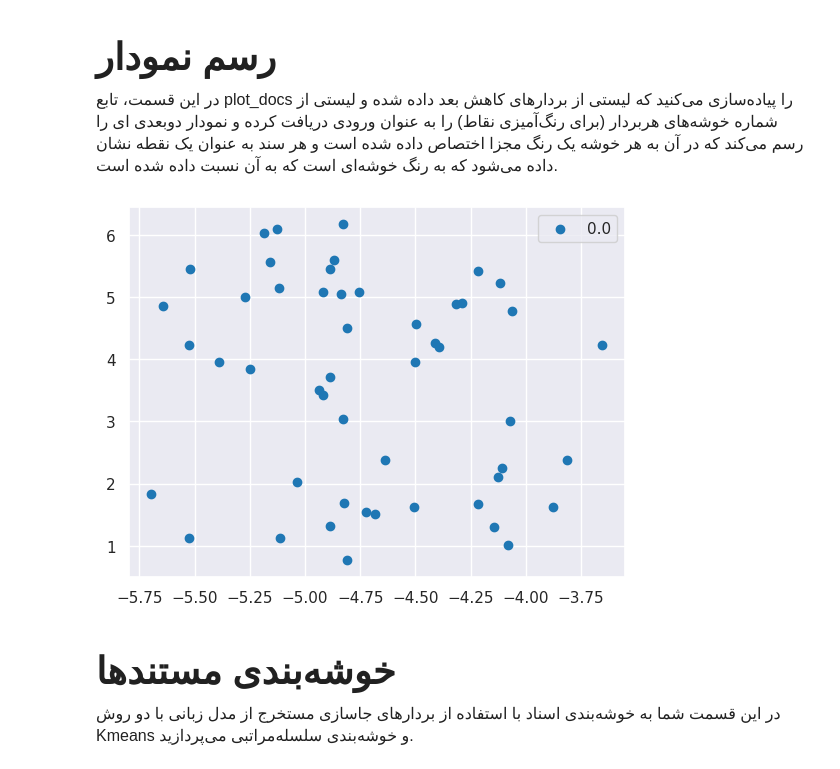
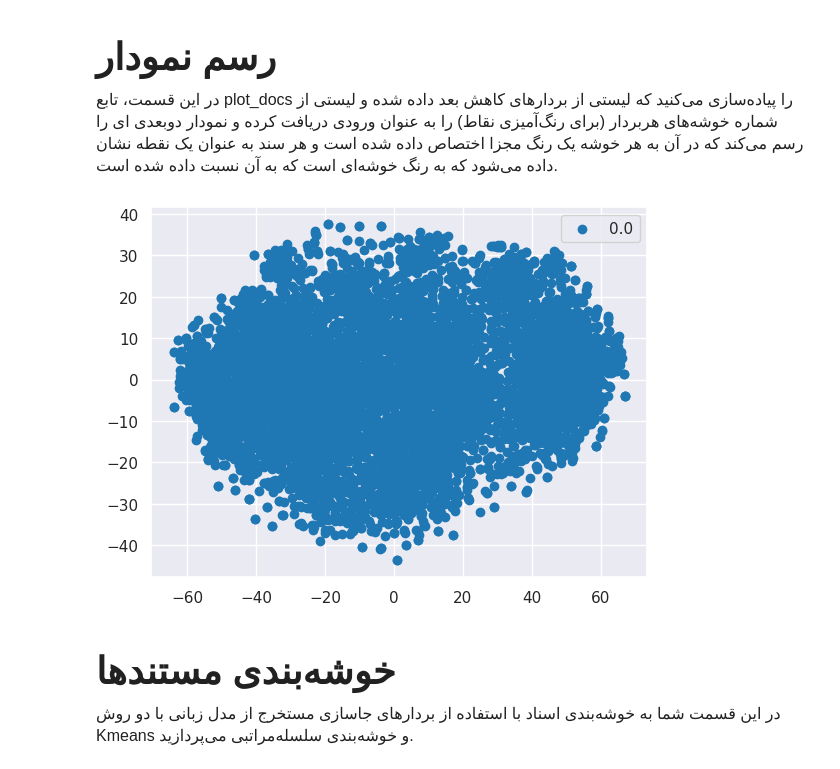
Before and after one commit to nothatcreative5/CE324-Modern-Information-Retrieval, a Jupyter notebook: Assignment 2/IR-Phase 2.ipynb, the cells around one changed output. Saved outputs shown, nothing was run; the diff lists cells and outputs as text; code cells hidden in the pictures.

```diff
--- a/Assignment 2/IR-Phase 2.ipynb
+++ b/Assignment 2/IR-Phase 2.ipynb
@@ -1650,7 +1659,6 @@ class EmbeddingExtractor:
     with torch.no_grad():
         outputs = self.model(input_ids)
 
-    # print(outputs.last_hidden_state[:, -1, :].shape)
     embedding = outputs.last_hidden_state[0, -1, :].cpu().numpy()
     return embedding
 
@@ -1663,5 +1671,5 @@ class EmbeddingExtractor:
     return embeddings
 
 extractor = EmbeddingExtractor()
-docs_embedding = np.array(extractor.extract_embeddings(sentences[0:50]))
+docs_embedding = np.array(extractor.extract_embeddings(sentences[0:5000]))
 # %% [output]
@@ -1748,35 +1762,35 @@ def plot_docs(emb_vecs_2d: List, labels : List):
 
     Parameters
     ----------
     emb_2d_vecs : List
         A list of 2d vectors
 
     Returns
     -------
     """
 
     # TODO: Draw a 2d plot from input vectors and color each cluster with specific color
 
     unique_labels = np.unique(labels)
 
     # Define a color map
     colors = plt.cm.tab20(np.linspace(0, 1, len(unique_labels)))
 
     # Create a figure and axis
     fig, ax = plt.subplots()
 
     # Plot each cluster with a different color
     for i, label in enumerate(unique_labels):
         emb_vecs_2d_cluster = emb_vecs_2d[labels == label]
         ax.scatter(emb_vecs_2d_cluster[:, 0], emb_vecs_2d_cluster[:, 1], c=colors[i], label=label)
 
     # Add a legend and show the plot
     ax.legend()
     plt.show()
 
-plot_docs(docs_embedding_2d, np.zeros(50))
+plot_docs(docs_embedding_2d, np.zeros(5000))
 # %% [output]
-[figure, old version]
+[figure, new version]
 # %% [markdown]
 <div dir="rtl">
 <font face="XB Zar" size=5>
```
Also changed, not shown: parts of 34 cells of this notebook.
